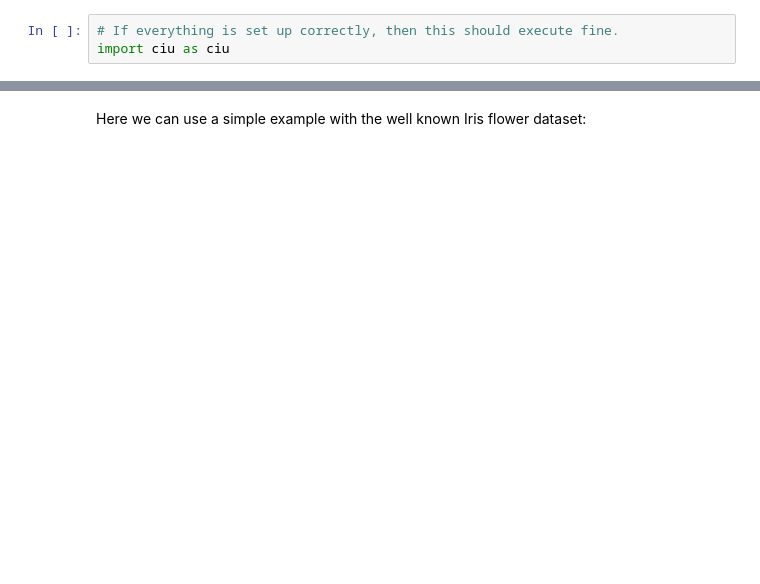
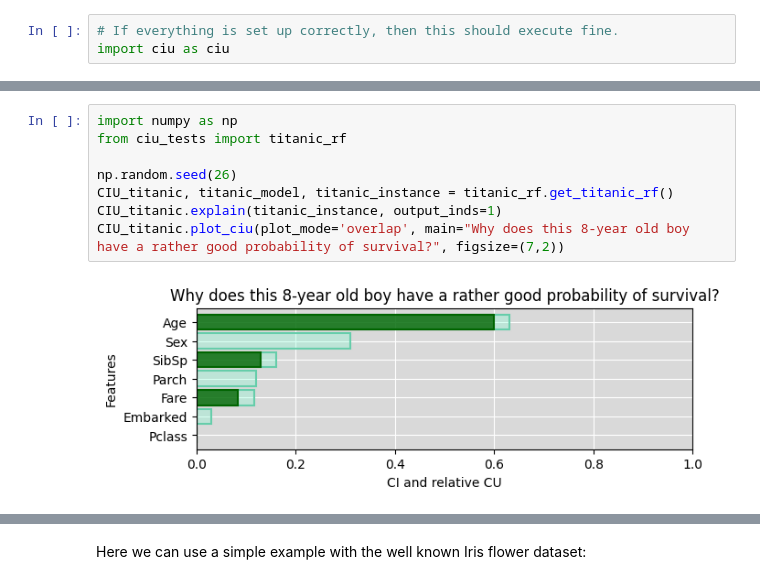
Before and after one commit to KaryFramling/py-ciu, a Jupyter notebook: README_notebook.ipynb, the cells around one changed output, grey strips where cells are left out. Saved outputs shown, nothing was run; the diff lists cells and outputs as text; blank space fills up the shorter version.

```diff
--- a/README_notebook.ipynb
+++ b/README_notebook.ipynb
@@ -27,0 +32,10 @@ import ciu as ciu
+# %%
+import numpy as np
+from ciu_tests import titanic_rf
+
+np.random.seed(26)
+CIU_titanic, titanic_model, titanic_instance = titanic_rf.get_titanic_rf()
+CIU_titanic.explain(titanic_instance, output_inds=1)
+CIU_titanic.plot_ciu(plot_mode='overlap', main="Why does this 8-year old boy have a rather good probability of survival?", figsize=(7,2))
+# %% [output]
+[figure, added]
```
Also changed, not shown: parts of 20 cells of this notebook, 10 other files.
